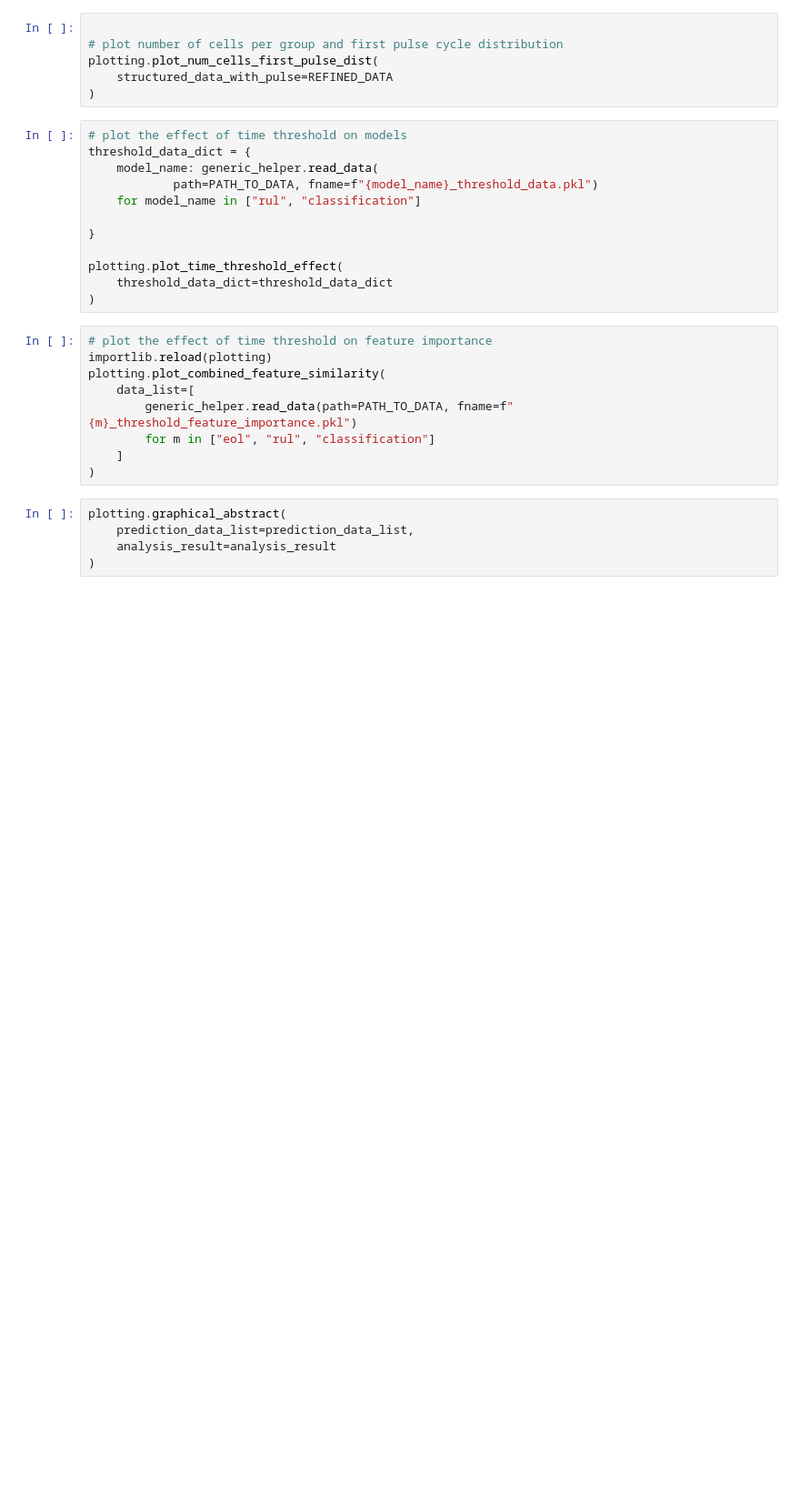
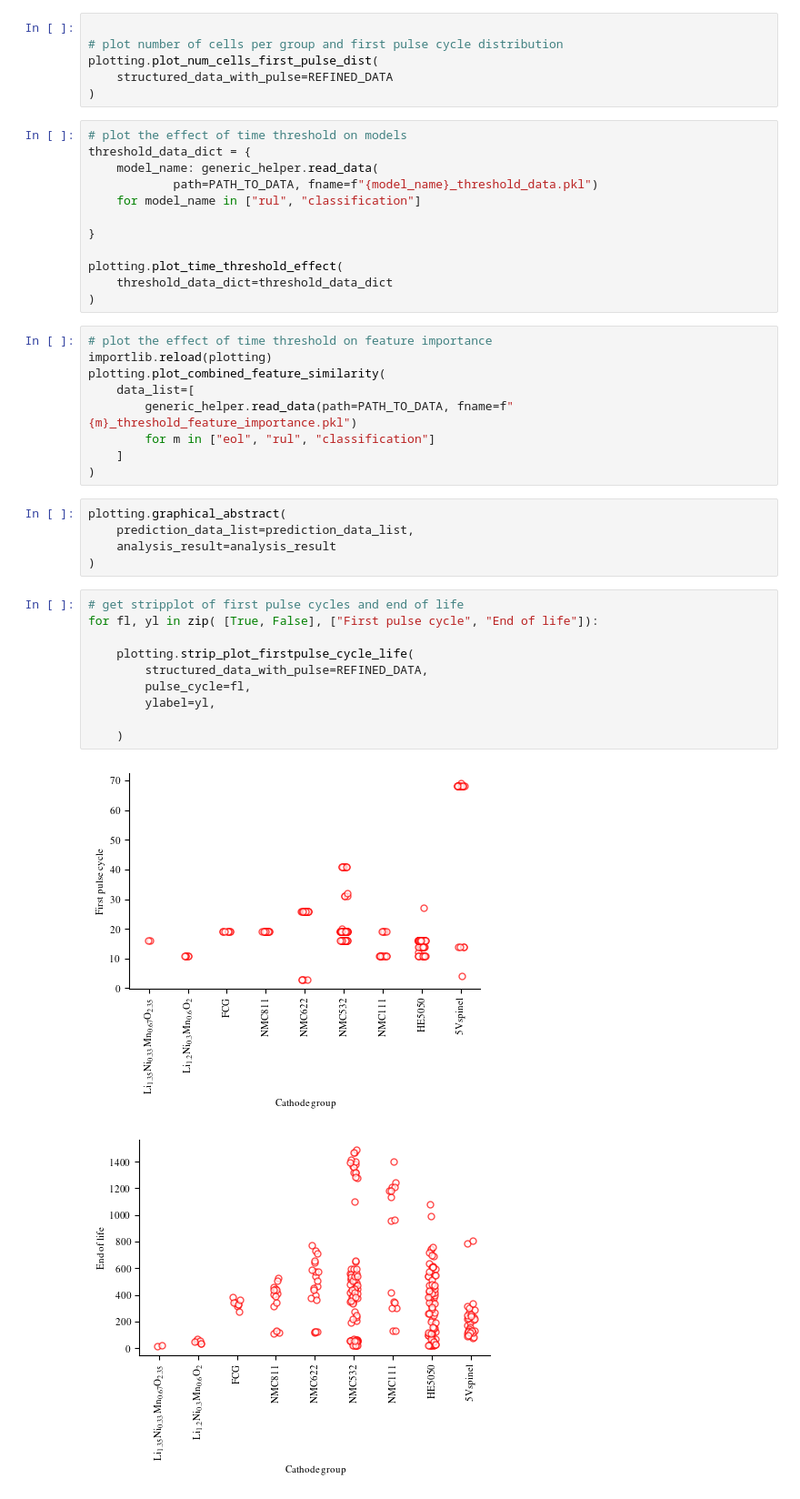
Before and after one commit to Rasheed19/pulse-project, a Jupyter notebook: experiments/06. Plotting.ipynb, the cells around one changed output. Shown at 91% size. Drawn from its saved outputs; the diff is of its cells as text; blank space fills up the shorter version.

Commit message:
add strip plot to plotting modul

```diff
--- a/experiments/06. Plotting.ipynb
+++ b/experiments/06. Plotting.ipynb
@@ -177,3 +182,16 @@ plotting.graphical_abstract(
     prediction_data_list=prediction_data_list,
     analysis_result=analysis_result
 )
+# %%
+# get stripplot of first pulse cycles and end of life
+for fl, yl in zip( [True, False], ["First pulse cycle", "End of life"]):
+
+    plotting.strip_plot_firstpulse_cycle_life(
+        structured_data_with_pulse=REFINED_DATA,
+        pulse_cycle=fl,
+        ylabel=yl,
+
+    )
+# %% [output]
+[figure, added]
+[figure, added]
```
Also changed, not shown: parts of 2 cells of this notebook, 1 other file.
